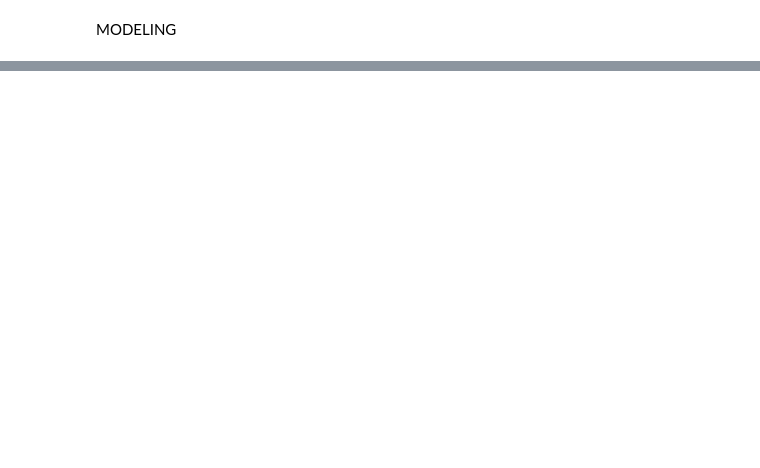
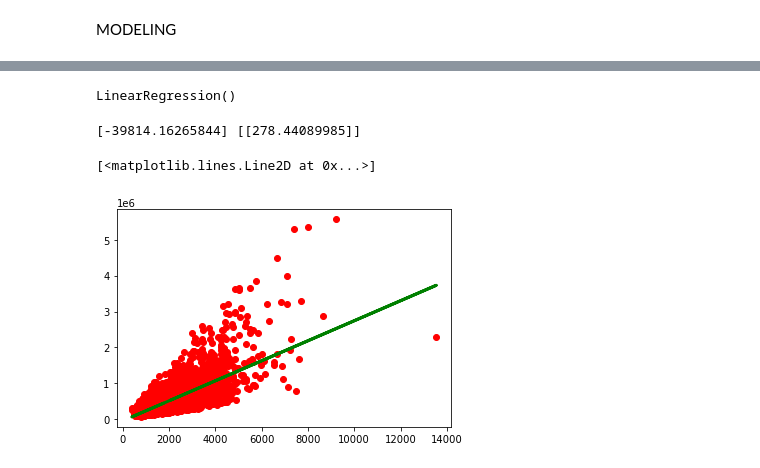
Before and after one commit to RaniaRez/LinearRegression, a Jupyter notebook: Checkpoint.ipynb, the cells around one changed output, grey strips where cells are left out. Drawn from its saved outputs; the diff is of its cells as text; code cells hidden in the pictures; blank space fills up the shorter version.

Commit message:
check

```diff
--- a/Checkpoint.ipynb
+++ b/Checkpoint.ipynb
@@ -171,2 +166,5 @@ Y = df['Sell Price($)']
+# %%
+X = data['sqft_living'].values.reshape(-1,1)
+Y = data['price'].values.reshape(-1,1)
 # %%
-X_train, X_test, y_train, y_test = train_test_split(data., data.target)
+X_train, X_test, y_train, y_test = train_test_split(X, Y, test_size=0.25, random_state=42)
@@ -172,0 +181,19 @@ X_train, X_test, y_train, y_test = train_test_split(data., data.target)
+# %%
+regressor = LinearRegression()
+regressor.fit(X_train, y_train)
+# %% [output]
+LinearRegression()
+# %%
+print(regressor.intercept_,regressor.coef_)#check the parameters a and b
+# %% [output]
+[-39814.16265844] [[278.44089985]]
+# %%
+#make predictions
+y_pred = regressor.predict(X_test)
+# %%
+# Plot outputs
+plt.scatter(X_test, y_test, color="red")
+plt.plot(X_test, y_pred, color="green", linewidth=3)
+# %% [output]
+[<matplotlib.lines.Line2D at 0x...>]
+[figure, added]
```
Also changed, not shown: parts of 30 cells of this notebook.
